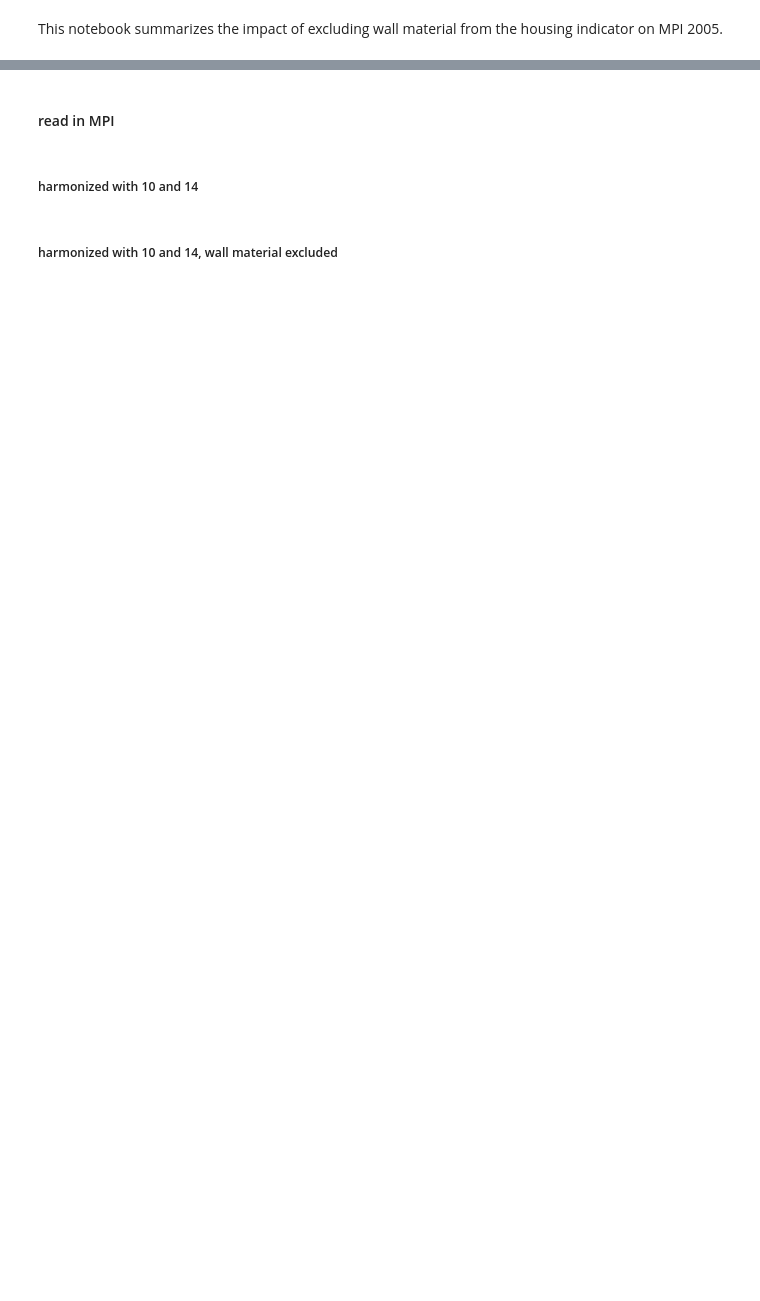
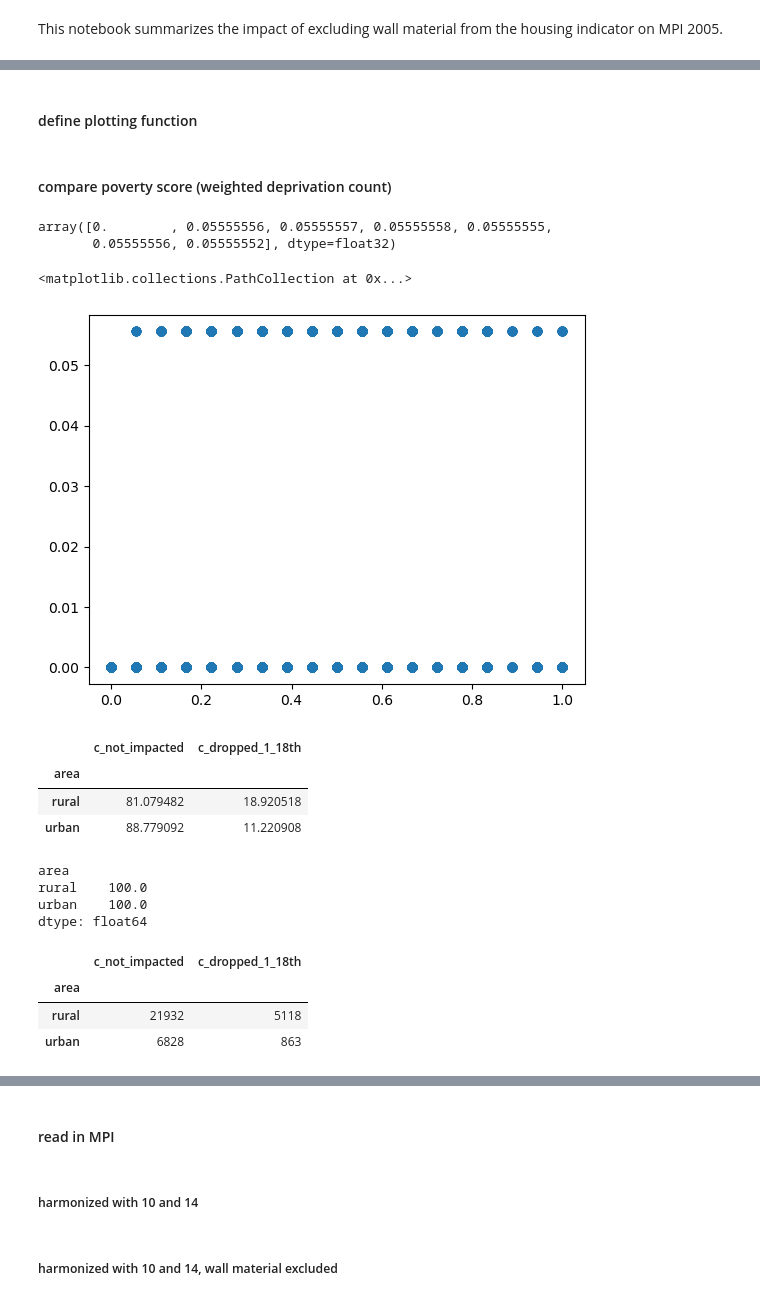
Before and after one commit to sig-gis/mpi, a Jupyter notebook: code/MPI/assess_wall_impact.ipynb, the cells around one changed output, grey strips where cells are left out. Drawn from its saved outputs; the diff is of its cells as text; code cells hidden in the pictures; blank space fills up the shorter version.

```diff
--- a/code/MPI/assess_wall_impact.ipynb
+++ b/code/MPI/assess_wall_impact.ipynb
@@ -13,0 +140,2 @@ outfd_path = code_path.parent.parent / 'output'
+# %%
+df_valid = df_merged.dropna(how='any')
@@ -13,0 +152,7 @@ outfd_path = code_path.parent.parent / 'output'
+# %%
+# Calculate decrease in poverty scores (weighted deprivation counts) due to dropping of wall
+loss_c = df_valid.c_vector_1_wall - df_valid.c_vector_1_nowall
+# Scores/Counts not changed: True/False
+df_valid['c_not_impacted'] = loss_c == 0
+# Scores/Counts decreased by 1/18: True/False
+df_valid['c_dropped_1_18th'] = np.isclose(loss_c, 1/18, atol=1e-5)
@@ -13,0 +170,6 @@ outfd_path = code_path.parent.parent / 'output'
+# %%
+# Swap poverty scores in the cell above to censored poverty scores
+loss_c_censured = df_valid.c_censured_vector_1_33_wall - df_valid.c_censured_vector_1_33_nowall
+df_valid['c_censured_not_impacted'] = loss_c_censured == 0
+df_valid['c_censured_dropped_1_18th'] = np.isclose(loss_c_censured, 1/18, atol=1e-5)
+df_valid['c_censured_dropped_1_3rd'] = np.isclose(loss_c_censured, 1/3, atol=1e-5)
@@ -13,0 +192,6 @@ outfd_path = code_path.parent.parent / 'output'
+# %%
+# Fix numerical instability issues
+df_valid.c_vector_1_wall = df_valid.c_vector_1_wall.round(4)
+df_valid.c_vector_1_nowall = df_valid.c_vector_1_nowall.round(4)
+df_valid.c_censured_vector_1_33_wall = df_valid.c_censured_vector_1_33_wall.round(4)
+df_valid.c_censured_vector_1_33_nowall = df_valid.c_censured_vector_1_33_nowall.round(4)
@@ -13,0 +228,2 @@ outfd_path = code_path.parent.parent / 'output'
+# %% [markdown]
+#### define plotting function
@@ -13,0 +282,12 @@ outfd_path = code_path.parent.parent / 'output'
+# %% [markdown]
+#### compare poverty score (weighted deprivation count)
+# %%
+loss_c.unique()  # Any decrease is by 1/18 as only the housing indicator is impacted
+# %% [output]
+array([0.        , 0.05555556, 0.05555557, 0.05555558, 0.05555555,
+       0.05555556, 0.05555552], dtype=float32)
+# %%
+plt.scatter(df_valid.c_vector_1_wall, loss_c)  # not quite helpful
+# %% [output]
+<matplotlib.collections.PathCollection at 0x...>
+[figure, added]
@@ -13,0 +296,14 @@ outfd_path = code_path.parent.parent / 'output'
+# %%
+pct_impacted_by_area
+# %% [output]
+|  | c_not_impacted | c_dropped_1_18th |
+| area |  |  |
+| rural | 81.079482 | 18.920518 |
+| urban | 88.779092 | 11.220908 |
+# %%
+pct_impacted_by_area.sum(axis=1)  # Sanity check
+# %% [output]
+area
+rural    100.0
+urban    100.0
+dtype: float64
@@ -13,0 +312,7 @@ outfd_path = code_path.parent.parent / 'output'
+# %%
+ppl_impacted_by_area
+# %% [output]
+|  | c_not_impacted | c_dropped_1_18th |
+| area |  |  |
+| rural | 21932 | 5118 |
+| urban | 6828 | 863 |
```
Also changed, not shown: parts of 62 cells of this notebook.
